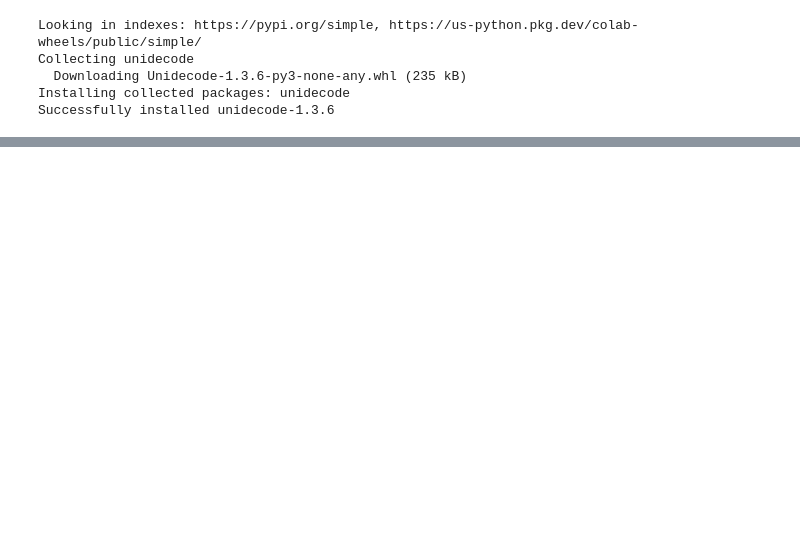
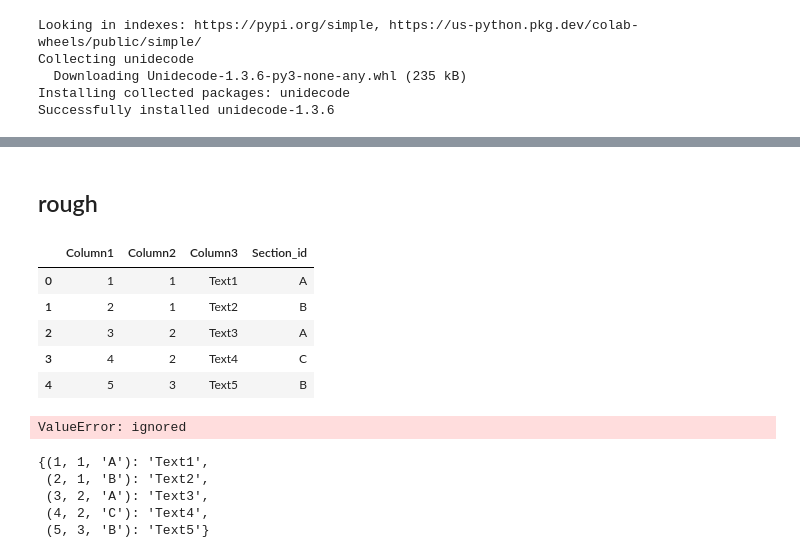
Before and after one commit to zenon10/POC-OCR, a Jupyter notebook: clause_label_tagging_vRG20230302.ipynb, the cells around one changed output, grey strips where cells are left out. Cells and saved outputs as stored; diff of their text form; code cells hidden in the pictures; blank space fills up the shorter version.

```diff
--- a/clause_label_tagging_vRG20230302.ipynb
+++ b/clause_label_tagging_vRG20230302.ipynb
@@ -104,0 +188,52 @@ ab.head(15)
+# %% [markdown]
+## rough
+# %%
+# Suppose you have a dataset stored in a Pandas DataFrame
+import pandas as pd
+
+df = pd.DataFrame({'Column1': [1, 2, 3, 4, 5],
+                   'Column2': [1, 1, 2, 2, 3],
+                   'Column3': ['Text1', 'Text2', 'Text3', 'Text4', 'Text5'],
+                   'Section_id': ['A', 'B', 'A', 'C', 'B']})
+
+# Create an empty dictionary to store the combined texts
+combined_text = {}
+df
+# %% [output]
+|  | Column1 | Column2 | Column3 | Section_id |
+| 0 | 1 | 1 | Text1 | A |
+| 1 | 2 | 1 | Text2 | B |
+| 2 | 3 | 2 | Text3 | A |
+| 3 | 4 | 2 | Text4 | C |
+| 4 | 5 | 3 | Text5 | B |
+# %%
+# Iterate over each row of the dataset
+for index, row in df.iterrows():
+    # Check if the values in Column1, Column2, and Section_id are the same as any previous row
+    if (row['Column1'], row['Column2'], row['Section_id']) in combined_text:
+        # If the values match, append the text in Column3 to the previous row's text
+        combined_text[(row['Column1'], row['Column2'], row['Section_id'])] += ' ' + row['Column3']
+    else:
+        # If the values don't match, add a new key-value pair to the dictionary
+        combined_text[(row['Column1'], row['Column2'], row['Section_id'])] = row['Column3']
+# Convert the dictionary back to a DataFrame
+combined_df = pd.DataFrame(list(combined_text.items()), columns=['Column1', 'Column2', 'Section_id', 'Column3'])
+
+# Reorder the columns in the DataFrame
+combined_df = combined_df[['Column1', 'Column2', 'Column3', 'Section_id']]
+
+# Sort the DataFrame by Column1 and Column2
+combined_df.sort_values(by=['Column1', 'Column2'], inplace=True)
+
+# Reset the index of the DataFrame
+combined_df.reset_index(drop=True, inplace=True)
+# %% [output]
+ValueError: ignored
+# %%
+combined_text
+# %% [output]
+{(1, 1, 'A'): 'Text1',
+ (2, 1, 'B'): 'Text2',
+ (3, 2, 'A'): 'Text3',
+ (4, 2, 'C'): 'Text4',
+ (5, 3, 'B'): 'Text5'}
```
Also changed, not shown: parts of 10 cells of this notebook.
